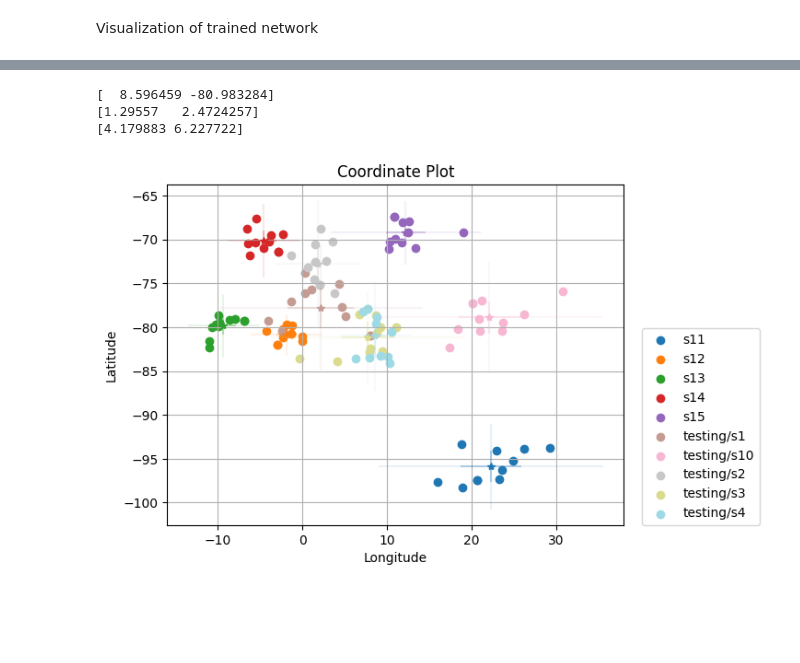
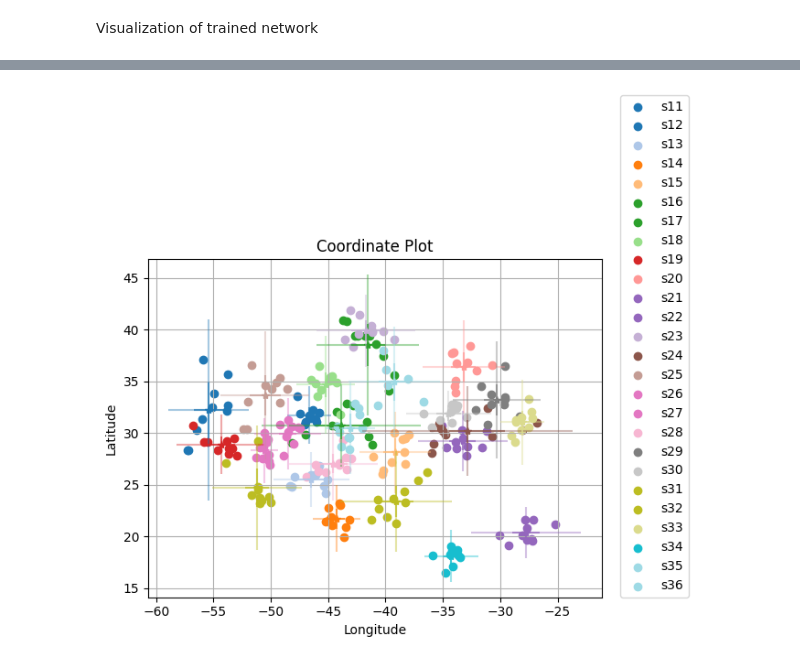
Before and after one commit to PNisargkumar/SiameseNeuralNetwork, a Jupyter notebook: 014_siameseNetwork.ipynb, the cells around one changed output, grey strips where cells are left out. Cells and saved outputs as stored; diff of their text form; code cells hidden in the pictures; blank space fills up the shorter version.

```diff
--- a/014_siameseNetwork.ipynb
+++ b/014_siameseNetwork.ipynb
@@ -157,13 +140,12 @@ siamese_dataset = SiameseNetworkDataset(imageFolderDataset=folder_dataset,
 # Create a simple dataloader just for simple visualization
 vis_dataloader = DataLoader(siamese_dataset,
                         shuffle=True,
-                        batch_size=11)
+                        batch_size=15)
 
 # Extract one batch
 example_batch = next(iter(vis_dataloader))
-print(example_batch[0].shape)
 # Example batch is a list containing 3x11 images
 concatenated = torch.cat((example_batch[0], example_batch[1], example_batch[2]),0)
-imshow(torchvision.utils.make_grid(concatenated,nrow=11))
+imshow(torchvision.utils.make_grid(concatenated,nrow=15))
 print(example_batch[3])
 # %% [output]
@@ -262,23 +231,8 @@ class ContrastiveLoss(torch.nn.Module):
-# %%
-# Define the Triplet Loss Function
-class TripletLoss(torch.nn.Module):
-    def __init__(self, margin =2.0):
-        super(TripletLoss, self).__init__()
-        self.margin = margin
-
-    def forward(self, anchor, positive, negative):
-        #Calculate the eucidian distance and calculate the Triplet Loss
-        distance_positive = F.pairwise_distance(anchor, positive, keepdim=True)
-        distance_negative = F.pairwise_distance(anchor, negative, keepdim=True)
-
-        loss_triplet = torch.mean(F.relu(distance_positive - distance_negative + self.margin))
-
-        return loss_triplet
 # %%
 # Load the training dataset
 train_dataloader = DataLoader(siamese_dataset,
                         shuffle=True,
-                        batch_size=64)
+                        batch_size=d_batch_size)
 # %%
 net = SiameseNetwork().to(device)
 criterion = TripletLoss()
@@ -343,7 +297,7 @@ Epoch number 99
 # %%
 # Load it into the SiameseNetworkDataset
 
-siamese_dataset = SiameseNetworkDataset(imageFolderDataset=folder_dataset_test,
+siamese_dataset = SiameseNetworkDataset(imageFolderDataset=folder_dataset,
                                         transform=transformation)
 test_dataloader = DataLoader(siamese_dataset, batch_size=1, shuffle=True)
 
@@ -361,5 +315,5 @@ for i in range(10):
     output_anchor, output_positive, output_negative = net(anchor.to(device), positive.to(device), negative.to(device))
     euclidean_distance_positive = F.pairwise_distance(output_anchor, output_positive)
     euclidean_distance_negative = F.pairwise_distance(output_anchor, output_negative)
-    imshow(torchvision.utils.make_grid(concatenated), f'Similarity: {euclidean_distance_positive.item():.2f} Disimilarity: {euclidean_distance_negative.item():.2f}')
+    imshow(torchvision.utils.make_grid(concatenated), f'Intracluster distance: {euclidean_distance_positive.item():.2f} -- Intercluster distance: {euclidean_distance_negative.item():.2f}')
 # %% [output]
@@ -438,15 +392,15 @@ for label in enumerate(np.unique([point[1] for point in combined_data])):
     group_std = np.std(points, axis=0)
     group_range = np.ptp(points, axis=0)
     # Plot the mean as a center point
-    ax.plot(group_means[0], group_means[1],marker ="*", c=cmap(label[0]))
+    ax.plot(group_means[0], group_means[1],marker ="*", color=cmap(label[0]))
 
     # Plot the standard deviation as error bars
     ax.errorbar(group_means[0], group_means[1], xerr=group_std[0], yerr=group_std[1],
-            fmt='none', ecolor=cmap(label[0]), alpha=0.3)
+            fmt='none', ecolor=cmap(label[0]), alpha=0.7)
 
     # Plot the range as error bars
     ax.errorbar(group_means[0], group_means[1], xerr=group_range[0], yerr=group_range[1],
-            fmt='none', ecolor=cmap(label[0]), alpha=0.1)
+            fmt='none', ecolor=cmap(label[0]), alpha=0.4)
 
 ax.grid(True)
 plt.xlabel('Longitude')
@@ -468,4 +429 @@ plt.show()
-[  8.596459 -80.983284]
-[1.29557   2.4724257]
-[4.179883 6.227722]
-[figure, old version]
+[figure, new version]
```
Also changed, not shown: parts of 14 cells of this notebook.
